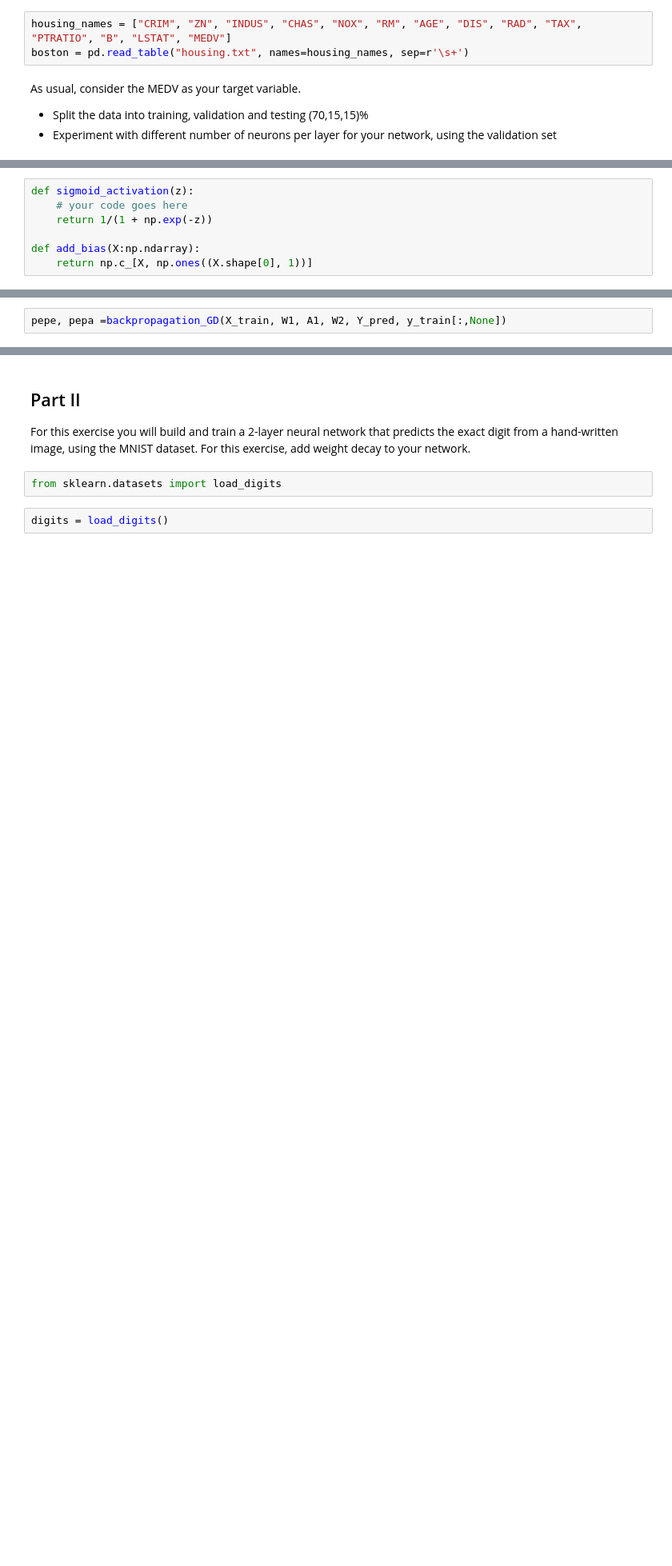
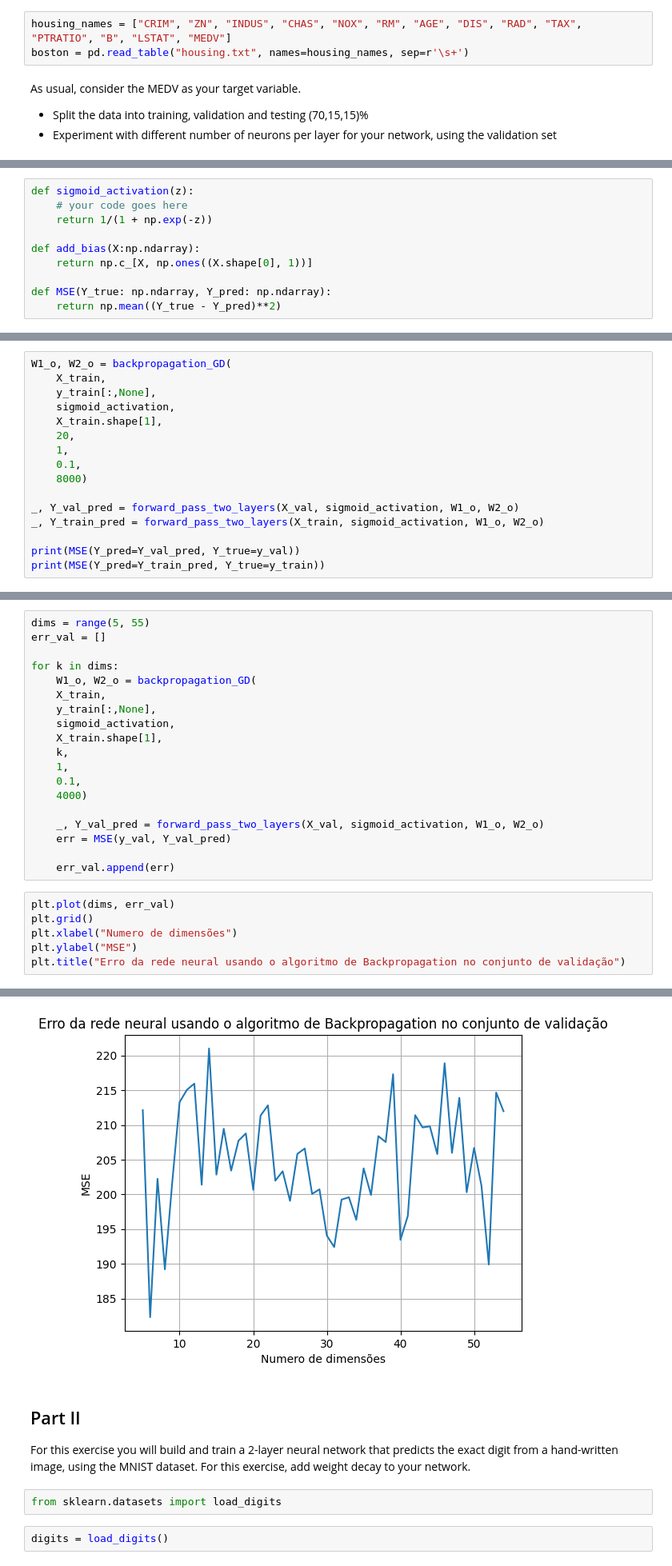
Before and after one commit to jhe-sua/fgv-teaemcd, a Jupyter notebook: lab9_multiple_layer_perceptron_backprop/Lab 09 -- MLP Backpropagation.ipynb, the cells around one changed output, grey strips where cells are left out. Shown at 80% size. Cells and saved outputs as stored; diff of their text form; blank space fills up the shorter version.

Commit message:
avancos na rede neural

```diff
--- a/lab9_multiple_layer_perceptron_backprop/Lab 09 -- MLP Backpropagation.ipynb
+++ b/lab9_multiple_layer_perceptron_backprop/Lab 09 -- MLP Backpropagation.ipynb
@@ -30,3 +38,6 @@ def sigmoid_activation(z):
 
 def add_bias(X:np.ndarray):
     return np.c_[X, np.ones((X.shape[0], 1))]
+
+def MSE(Y_true: np.ndarray, Y_pred: np.ndarray):
+    return np.mean((Y_true - Y_pred)**2)
@@ -125,2 +158,16 @@ def backpropagation_GD(X, W1, A1, W2, Y_pred, Y_true):
 # %%
-pepe, pepa =backpropagation_GD(X_train, W1, A1, W2, Y_pred, y_train[:,None])
+W1_o, W2_o = backpropagation_GD(
+    X_train,
+    y_train[:,None],
+    sigmoid_activation,
+    X_train.shape[1],
+    20,
+    1,
+    0.1,
+    8000)
+
+_, Y_val_pred = forward_pass_two_layers(X_val, sigmoid_activation, W1_o, W2_o)
+_, Y_train_pred = forward_pass_two_layers(X_train, sigmoid_activation, W1_o, W2_o)
+
+print(MSE(Y_pred=Y_val_pred, Y_true=y_val))
+print(MSE(Y_pred=Y_train_pred, Y_true=y_train))
@@ -146,0 +176,26 @@ pepe, pepa
+# %%
+dims = range(5, 55)
+err_val = []
+
+for k in dims:
+    W1_o, W2_o = backpropagation_GD(
+    X_train,
+    y_train[:,None],
+    sigmoid_activation,
+    X_train.shape[1],
+    k,
+    1,
+    0.1,
+    4000)
+
+    _, Y_val_pred = forward_pass_two_layers(X_val, sigmoid_activation, W1_o, W2_o)
+    err = MSE(y_val, Y_val_pred)
+
+    err_val.append(err)
+# %%
+plt.plot(dims, err_val)
+plt.grid()
+plt.xlabel("Numero de dimensões")
+plt.ylabel("MSE")
+plt.title("Erro da rede neural usando o algoritmo de Backpropagation no conjunto de validação")
+# %% [output]
@@ -147,3 +203,4 @@ pepe, pepa
+[figure, added]
 # %% [markdown]
 ## Part II
 
```
Also changed, not shown: parts of 14 cells of this notebook.
